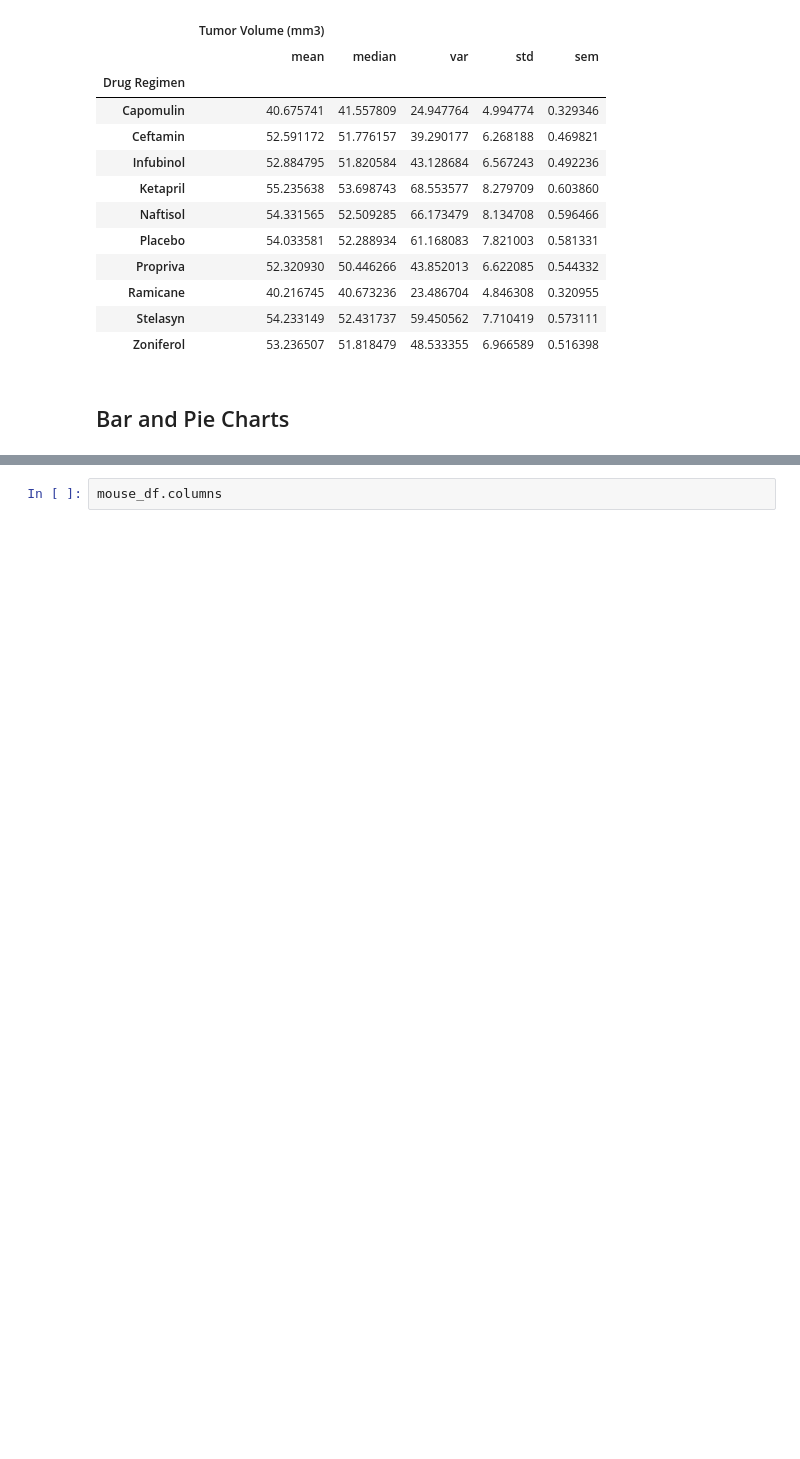
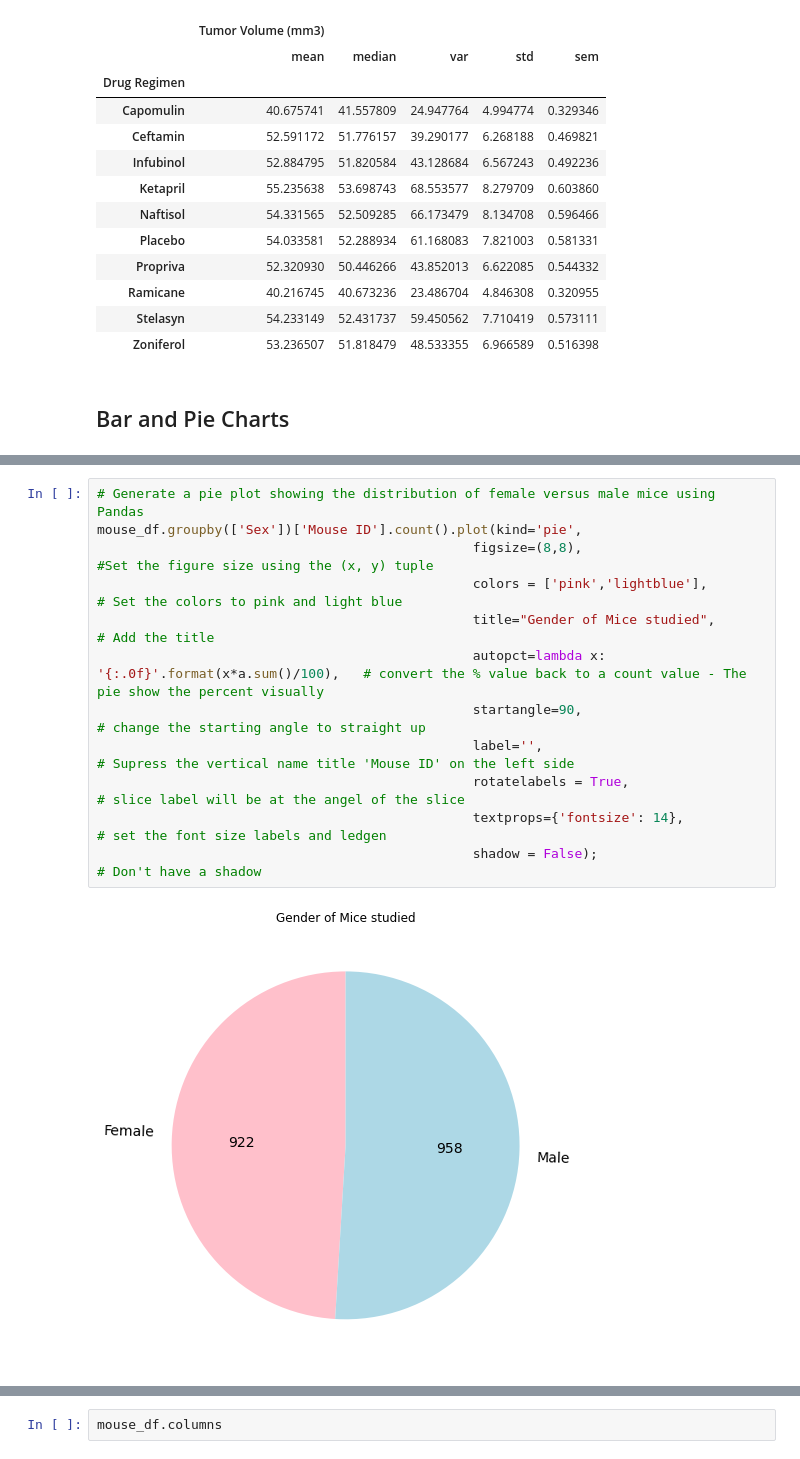
Before and after one commit to JeffPinegar/Python_ManCeuticals, a Jupyter notebook: JSP Pymaceuticals_starter.ipynb, the cells around one changed output, grey strips where cells are left out. Cells and saved outputs as stored; diff of their text form; blank space fills up the shorter version.

```diff
--- a/JSP Pymaceuticals_starter.ipynb
+++ b/JSP Pymaceuticals_starter.ipynb
@@ -172,0 +198,14 @@ mouse_tumor_stats_df.head(20)
+# %%
+# Generate a pie plot showing the distribution of female versus male mice using Pandas
+mouse_df.groupby(['Sex'])['Mouse ID'].count().plot(kind='pie',
+                                                figsize=(8,8),                                      #Set the figure size using the (x, y) tuple
+                                                colors = ['pink','lightblue'],                      # Set the colors to pink and light blue
+                                                title="Gender of Mice studied",                    # Add the title
+                                                autopct=lambda x: '{:.0f}'.format(x*a.sum()/100),   # convert the % value back to a count value - The pie show the percent visually
+                                                startangle=90,                                      # change the starting angle to straight up
+                                                label='',                                           # Supress the vertical name title 'Mouse ID' on the left side
+                                                rotatelabels = True,                                # slice label will be at the angel of the slice
+                                                textprops={'fontsize': 14},                         # set the font size labels and ledgen
+                                                shadow = False);                                    # Don't have a shadow
+# %% [output]
+[figure, added]
```
Also changed, not shown: parts of 15 cells of this notebook, 1 other file.
